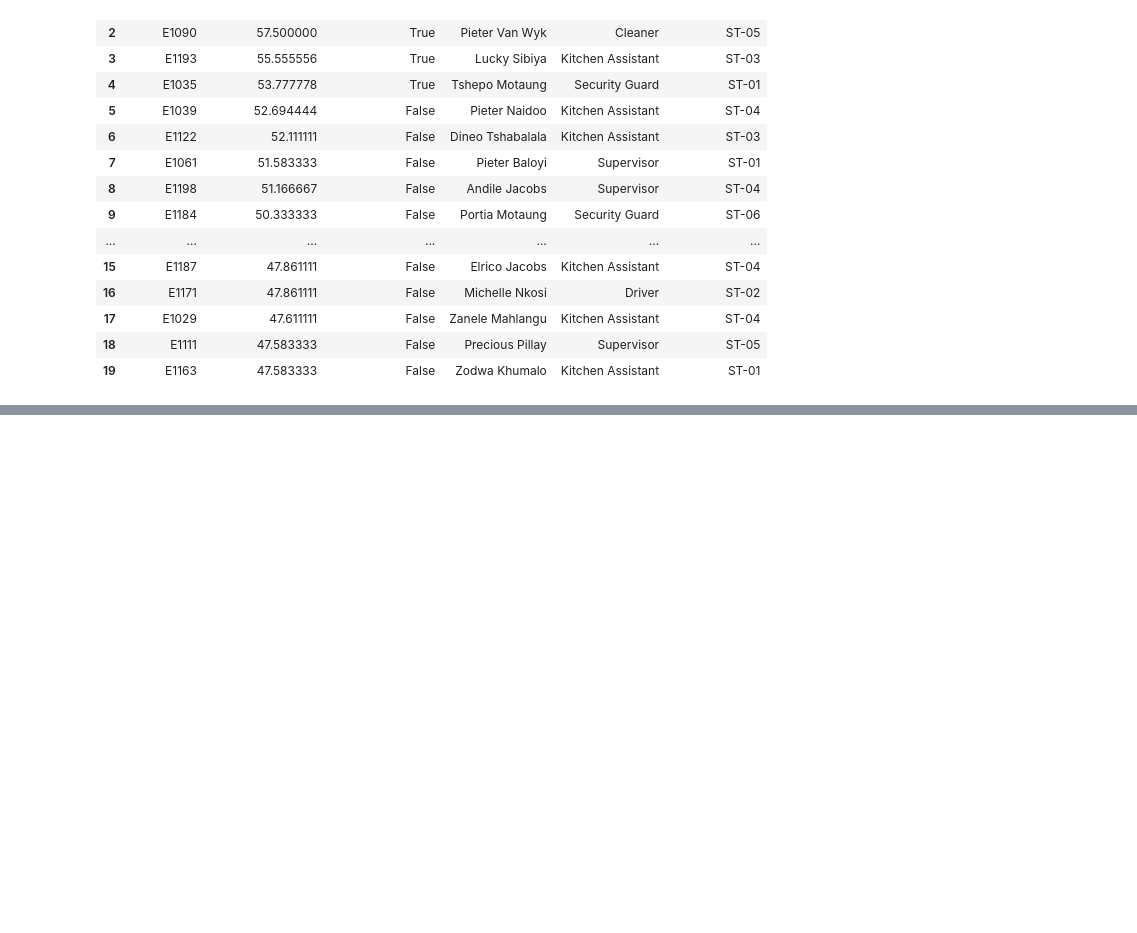
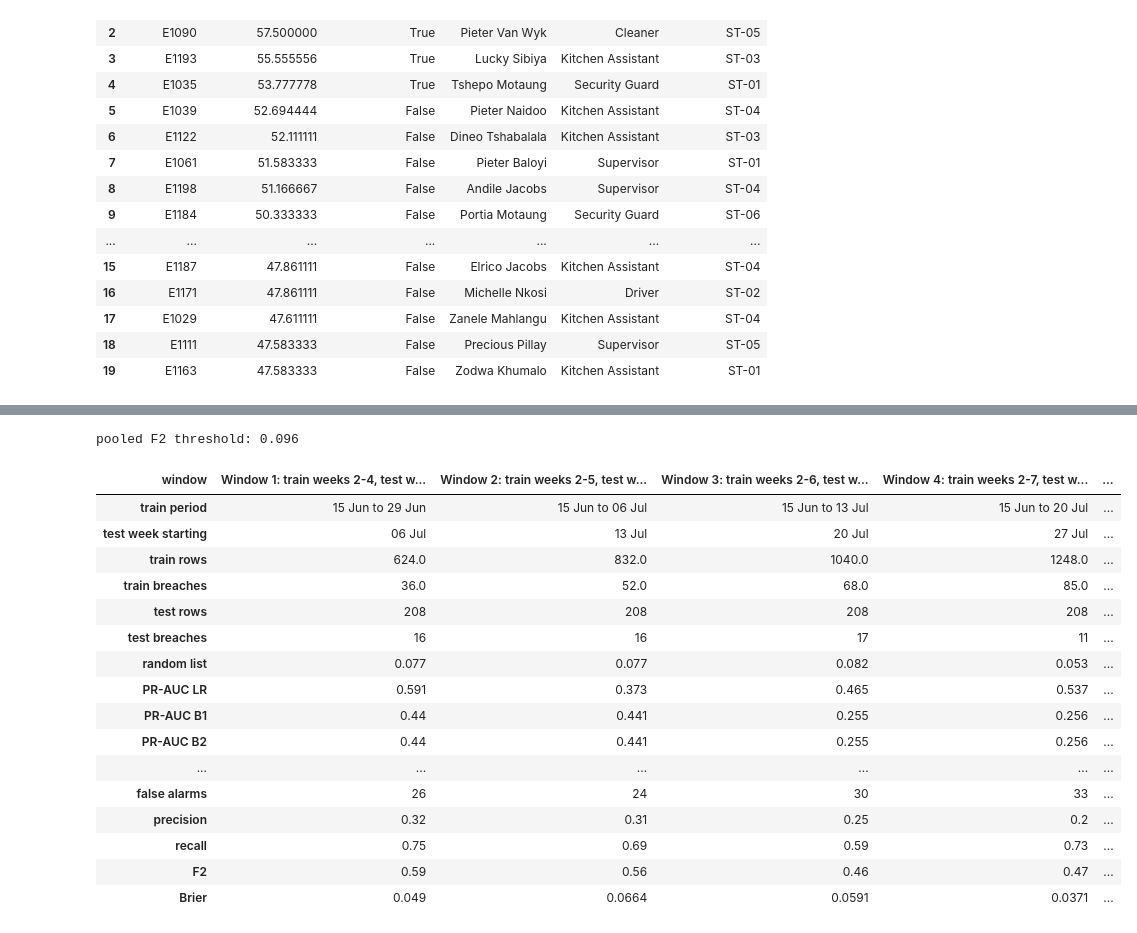
Before and after one commit to MistryDev09/JemTechnical, a Jupyter notebook: data_modeling.ipynb, the cells around one changed output, grey strips where cells are left out. Cells and saved outputs as stored; diff of their text form; code cells hidden in the pictures; blank space fills up the shorter version.

```diff
--- a/data_modeling.ipynb
+++ b/data_modeling.ipynb
@@ -239,0 +423,52 @@ predicted breaches: people 33 | employee IDs 38 of 213
+# %%
+import matplotlib.pyplot as plt
+
+WINDOW_THRESHOLD = best_threshold(oof["LR"].breach, oof["LR"].score)   # pooled F2 threshold, same rule as the final model
+
+def window_row(label, fold_no, train, test_rows):
+    o = oof["LR"][oof["LR"].fold == fold_no] if fold_no else oof["LR"]
+    flag = (o.score >= WINDOW_THRESHOLD)
+    caught = int((flag & (o.breach == 1)).sum()); missed = int((~flag & (o.breach == 1)).sum()); false_alarms = int((flag & (o.breach == 0)).sum())
+    f2, p, r = f2_at(o.breach.values, flag.astype(int).values)
+    row = {"window": label,
+           "train rows": len(train), "train breaches": int(train.breach.sum()),
+           "test rows": len(o), "test breaches": int(o.breach.sum()), "random list": round(o.breach.mean(), 3)}
+    for name in ["LR", "B1", "B2", "B3", "B4"]:
+        d = oof[name][oof[name].fold == fold_no] if fold_no else oof[name]
+        row["PR-AUC " + name] = round(average_precision_score(d.breach, d.score), 3)
+    row.update({"flagged": int(flag.sum()), "caught": caught, "missed": missed, "false alarms": false_alarms,
+                "precision": round(p, 2), "recall": round(r, 2), "F2": round(f2, 2),
+                "Brier": round(brier_score_loss(o.breach, o.score), 4)})
+    return row
+
+rows = []
+for k, m, te in fold_models:
+    train = table[table.week_start.isin(weeks[1:k])]
+    r = window_row(f"Window {k - 3}: train weeks 2-{k}, test week {k + 1}", k + 1, train, te)
+    rows.append({"window": r.pop("window"), "train period": f"{weeks[1]:%d %b} to {weeks[k - 1]:%d %b}",
+                 "test week starting": f"{weeks[k]:%d %b}", **r})
+pooled = window_row("All windows pooled", None, table, None)
+pooled.update({"train rows": None, "train breaches": None})   # each window trains on a different set
+rows.append({"window": pooled.pop("window"), "train period": "weeks 2-4 up to 2-8", "test week starting": "weeks 5 to 9", **pooled})
+window_table = pd.DataFrame(rows).set_index("window")
+print("pooled F2 threshold:", round(float(WINDOW_THRESHOLD), 3))
+window_table.T
+# %% [output]
+pooled F2 threshold: 0.096
+| window | Window 1: train weeks 2-4, test w... | Window 2: train weeks 2-5, test w... | Window 3: train weeks 2-6, test w... | Window 4: train weeks 2-7, test w... | ... |
+| train period | 15 Jun to 29 Jun | 15 Jun to 06 Jul | 15 Jun to 13 Jul | 15 Jun to 20 Jul | ... |
+| test week starting | 06 Jul | 13 Jul | 20 Jul | 27 Jul | ... |
+| train rows | 624.0 | 832.0 | 1040.0 | 1248.0 | ... |
+| train breaches | 36.0 | 52.0 | 68.0 | 85.0 | ... |
+| test rows | 208 | 208 | 208 | 208 | ... |
+| test breaches | 16 | 16 | 17 | 11 | ... |
+| random list | 0.077 | 0.077 | 0.082 | 0.053 | ... |
+| PR-AUC LR | 0.591 | 0.373 | 0.465 | 0.537 | ... |
+| PR-AUC B1 | 0.44 | 0.441 | 0.255 | 0.256 | ... |
+| PR-AUC B2 | 0.44 | 0.441 | 0.255 | 0.256 | ... |
+| ... | ... | ... | ... | ... | ... |
+| false alarms | 26 | 24 | 30 | 33 | ... |
+| precision | 0.32 | 0.31 | 0.25 | 0.2 | ... |
+| recall | 0.75 | 0.69 | 0.59 | 0.73 | ... |
+| F2 | 0.59 | 0.56 | 0.46 | 0.47 | ... |
+| Brier | 0.049 | 0.0664 | 0.0591 | 0.0371 | ... |
```
Also changed, not shown: parts of 34 cells of this notebook, 6 other files.
